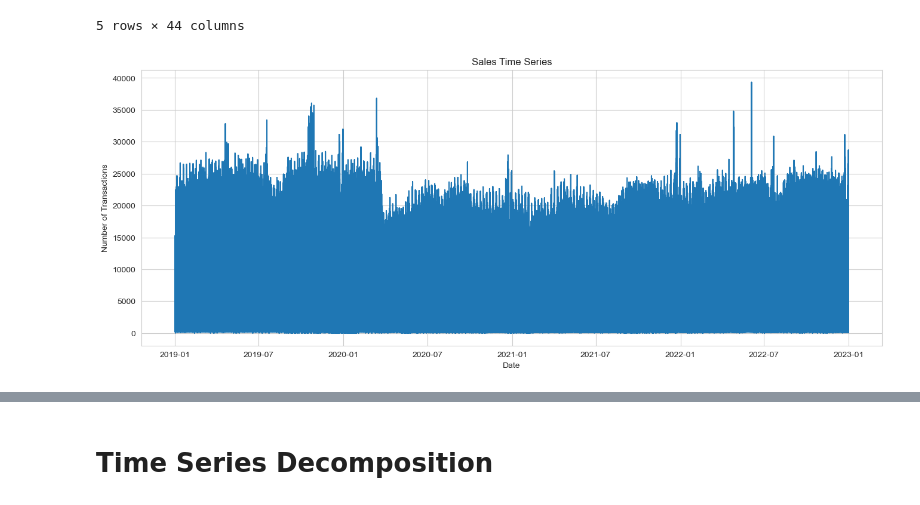
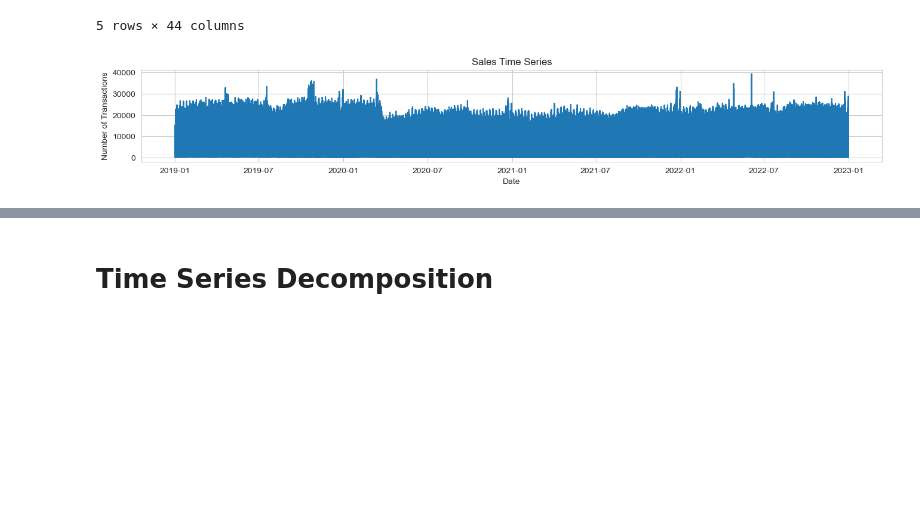
Before and after one commit to dimgag/time-series-forecasting-store-transactions, a Jupyter notebook: draft_notebook.ipynb, the cells around one changed output, grey strips where cells are left out. Cells and saved outputs as stored; diff of their text form; code cells hidden in the pictures; blank space fills up the shorter version.

```diff
--- a/draft_notebook.ipynb
+++ b/draft_notebook.ipynb
@@ -32,11 +49,11 @@ data.head()
 5 rows × 44 columns
 # %%
 # Create a line plot of the time series
-plt.figure(figsize=(16, 6))
+plt.figure(figsize=(16, 2))
 plt.plot(data.index, data['n_transactions'])
 plt.xlabel('Date')
 plt.ylabel('Number of Transactions')
 plt.title('Sales Time Series')
 plt.show()
 # %% [output]
-[figure, old version]
+[figure, new version]
```
Also changed, not shown: parts of 15 cells of this notebook, 1 other file.
